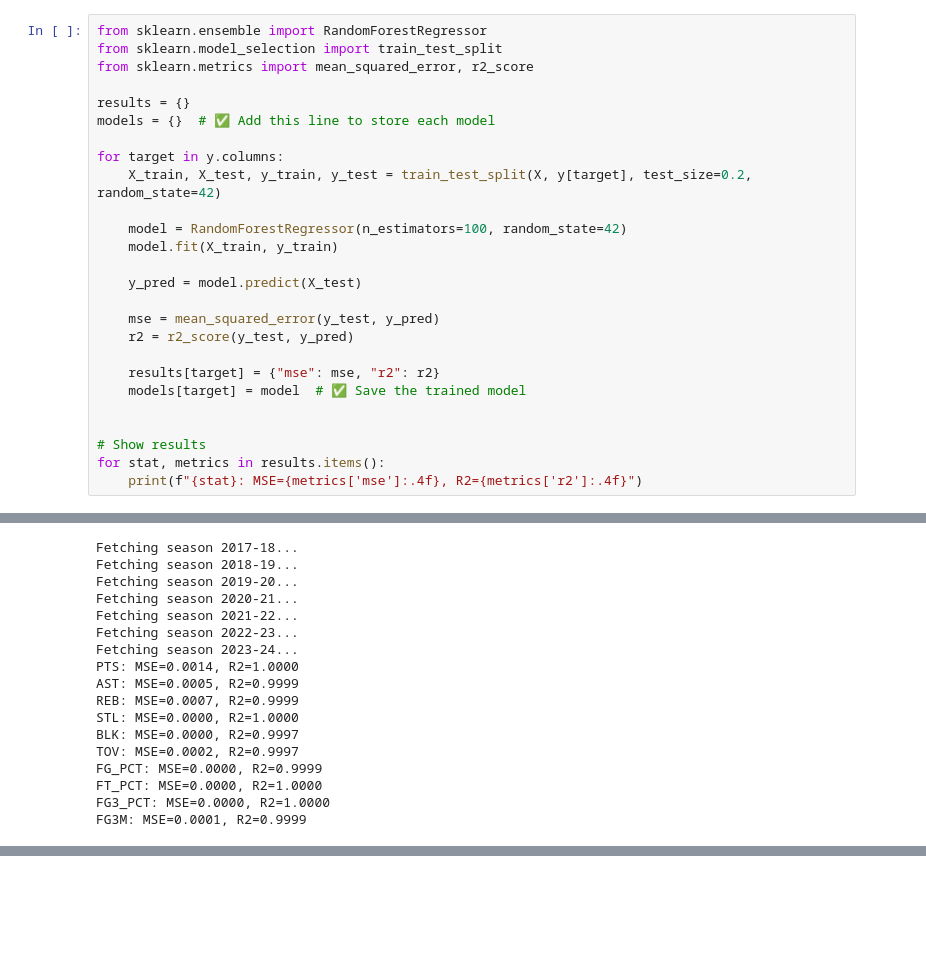
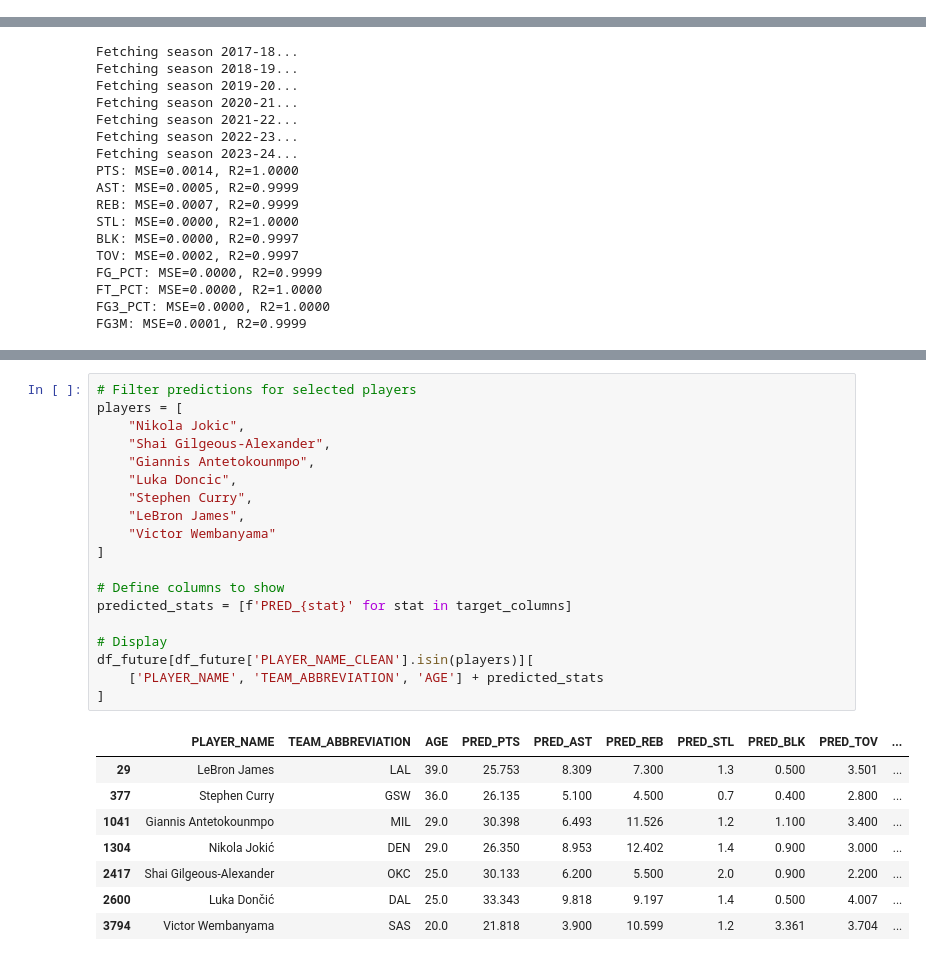
Before and after one commit to nickyh1024/nba-stats-prediction, a Jupyter notebook: notebooks/nba_prediction.ipynb, the cells around one changed output, grey strips where cells are left out. Drawn from its saved outputs; the diff is of its cells as text; blank space fills up the shorter version.

```diff
--- a/notebooks/nba_prediction.ipynb
+++ b/notebooks/nba_prediction.ipynb
@@ -183,26 +158,0 @@ R2: 0.7976888191597531
-# %%
-from sklearn.ensemble import RandomForestRegressor
-from sklearn.model_selection import train_test_split
-from sklearn.metrics import mean_squared_error, r2_score
-
-results = {}
-models = {}  # ✅ Add this line to store each model
-
-for target in y.columns:
-    X_train, X_test, y_train, y_test = train_test_split(X, y[target], test_size=0.2, random_state=42)
-
-    model = RandomForestRegressor(n_estimators=100, random_state=42)
-    model.fit(X_train, y_train)
-
-    y_pred = model.predict(X_test)
-
-    mse = mean_squared_error(y_test, y_pred)
-    r2 = r2_score(y_test, y_pred)
-
-    results[target] = {"mse": mse, "r2": r2}
-    models[target] = model  # ✅ Save the trained model
-
-
-# Show results
-for stat, metrics in results.items():
-    print(f"{stat}: MSE={metrics['mse']:.4f}, R2={metrics['r2']:.4f}")
@@ -308,0 +294,28 @@ print(model_df_clean.columns.tolist())
+# %%
+# Filter predictions for selected players
+players = [
+    "Nikola Jokic",
+    "Shai Gilgeous-Alexander",
+    "Giannis Antetokounmpo",
+    "Luka Doncic",
+    "Stephen Curry",
+    "LeBron James",
+    "Victor Wembanyama"
+]
+
+# Define columns to show
+predicted_stats = [f'PRED_{stat}' for stat in target_columns]
+
+# Display
+df_future[df_future['PLAYER_NAME_CLEAN'].isin(players)][
+    ['PLAYER_NAME', 'TEAM_ABBREVIATION', 'AGE'] + predicted_stats
+]
+# %% [output]
+|  | PLAYER_NAME | TEAM_ABBREVIATION | AGE | PRED_PTS | PRED_AST | PRED_REB | PRED_STL | PRED_BLK | PRED_TOV | ... |
+| 29 | LeBron James | LAL | 39.0 | 25.753 | 8.309 | 7.300 | 1.3 | 0.500 | 3.501 | ... |
+| 377 | Stephen Curry | GSW | 36.0 | 26.135 | 5.100 | 4.500 | 0.7 | 0.400 | 2.800 | ... |
+| 1041 | Giannis Antetokounmpo | MIL | 29.0 | 30.398 | 6.493 | 11.526 | 1.2 | 1.100 | 3.400 | ... |
+| 1304 | Nikola Jokić | DEN | 29.0 | 26.350 | 8.953 | 12.402 | 1.4 | 0.900 | 3.000 | ... |
+| 2417 | Shai Gilgeous-Alexander | OKC | 25.0 | 30.133 | 6.200 | 5.500 | 2.0 | 0.900 | 2.200 | ... |
+| 2600 | Luka Dončić | DAL | 25.0 | 33.343 | 9.818 | 9.197 | 1.4 | 0.500 | 4.007 | ... |
+| 3794 | Victor Wembanyama | SAS | 20.0 | 21.818 | 3.900 | 10.599 | 1.2 | 3.361 | 3.704 | ... |
```
Also changed, not shown: parts of 4 cells of this notebook.
